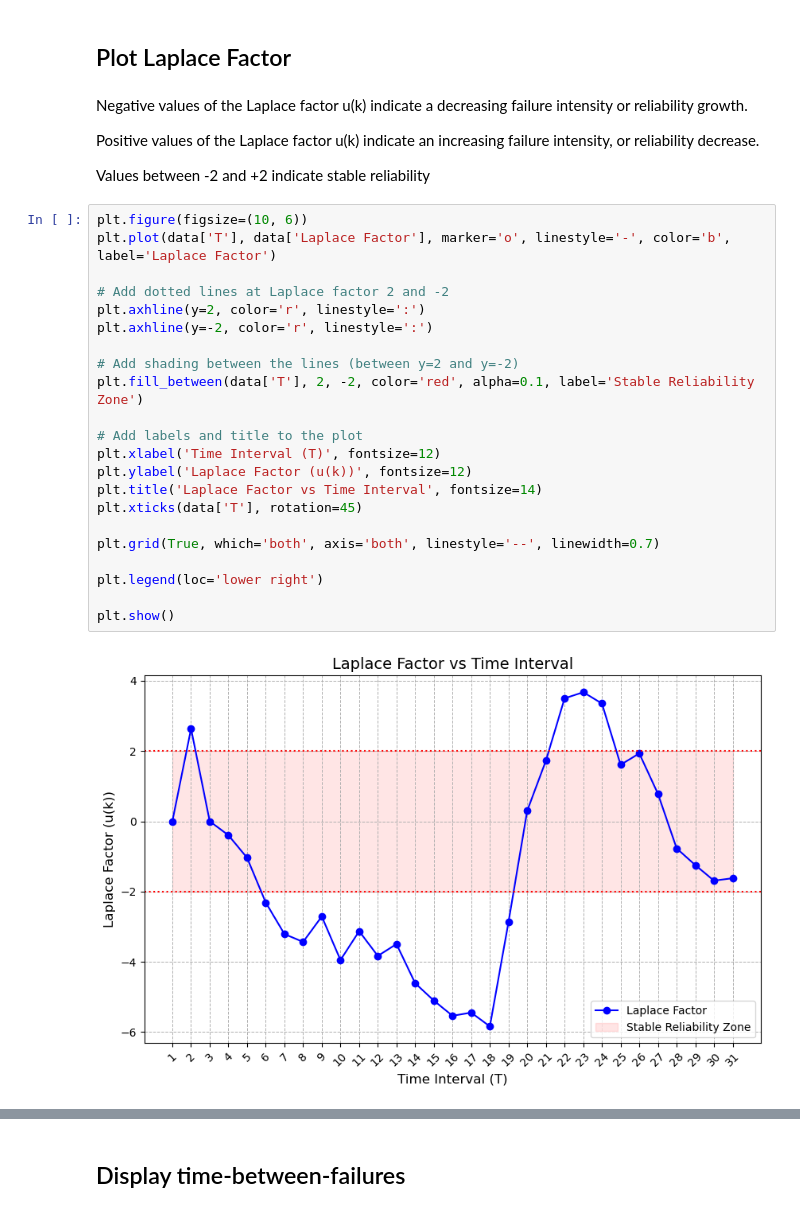
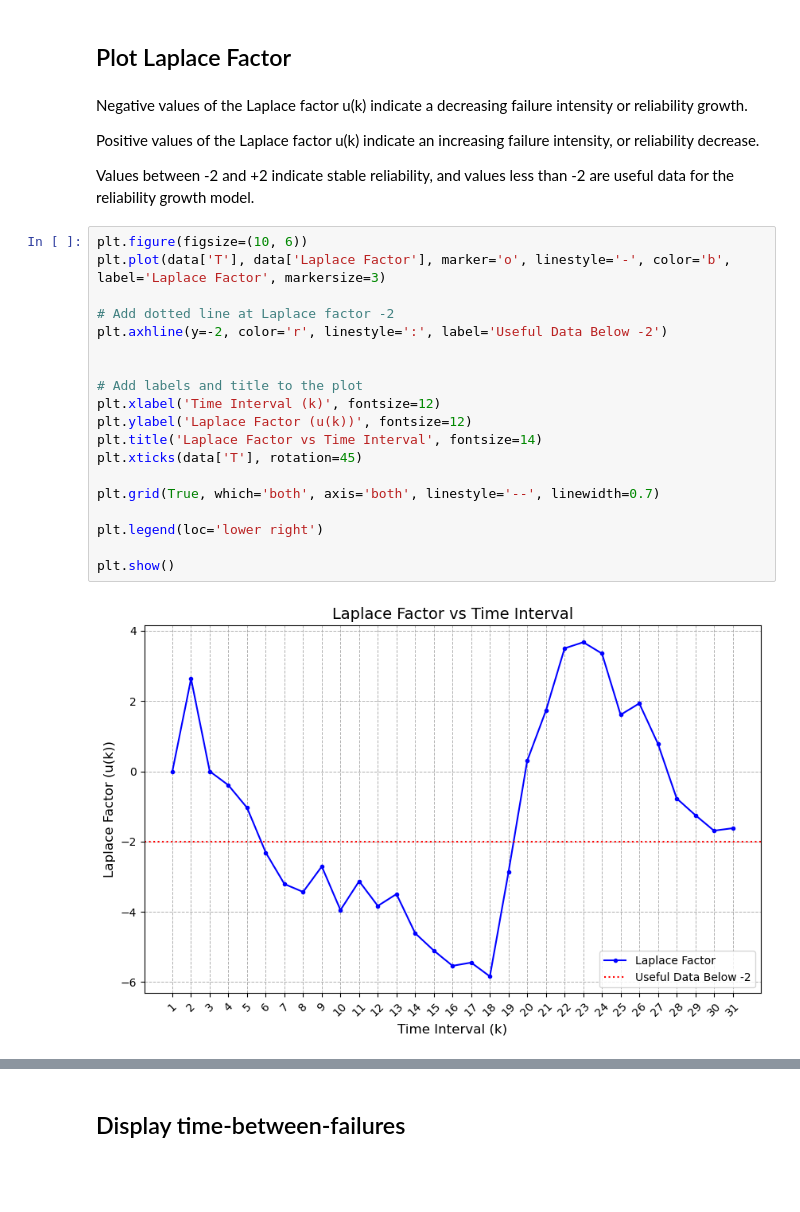
Before and after one commit to ensf-614-group11/seng637-a5-group11, a Jupyter notebook: Part 1/Laplace_tests_and_graphs.ipynb, the cells around one changed output, grey strips where cells are left out. Cells and saved outputs as stored; diff of their text form; blank space fills up the shorter version.

```diff
--- a/Part 1/Laplace_tests_and_graphs.ipynb
+++ b/Part 1/Laplace_tests_and_graphs.ipynb
@@ -87,29 +109,26 @@ Negative values of the Laplace factor u(k) indicate a decreasing failure intensi
 
 Positive values of the Laplace factor u(k) indicate an increasing failure intensity, or reliability decrease.
 
-Values between -2 and +2 indicate stable reliability
+Values between -2 and +2 indicate stable reliability, and values less than -2 are useful data for the reliability growth model.
 # %%
 plt.figure(figsize=(10, 6))
-plt.plot(data['T'], data['Laplace Factor'], marker='o', linestyle='-', color='b', label='Laplace Factor')
+plt.plot(data['T'], data['Laplace Factor'], marker='o', linestyle='-', color='b', label='Laplace Factor', markersize=3)
 
-# Add dotted lines at Laplace factor 2 and -2
-plt.axhline(y=2, color='r', linestyle=':')
-plt.axhline(y=-2, color='r', linestyle=':')
+# Add dotted line at Laplace factor -2
+plt.axhline(y=-2, color='r', linestyle=':', label='Useful Data Below -2')
 
-# Add shading between the lines (between y=2 and y=-2)
-plt.fill_between(data['T'], 2, -2, color='red', alpha=0.1, label='Stable Reliability Zone')
 
 # Add labels and title to the plot
-plt.xlabel('Time Interval (T)', fontsize=12)
+plt.xlabel('Time Interval (k)', fontsize=12)
 plt.ylabel('Laplace Factor (u(k))', fontsize=12)
 plt.title('Laplace Factor vs Time Interval', fontsize=14)
 plt.xticks(data['T'], rotation=45)
 
 plt.grid(True, which='both', axis='both', linestyle='--', linewidth=0.7)
 
 plt.legend(loc='lower right')
 
 plt.show()
 # %% [output]
-[figure, old version]
+[figure, new version]
 # %% [markdown]
```
Also changed, not shown: parts of 30 cells of this notebook, 6 other files.
